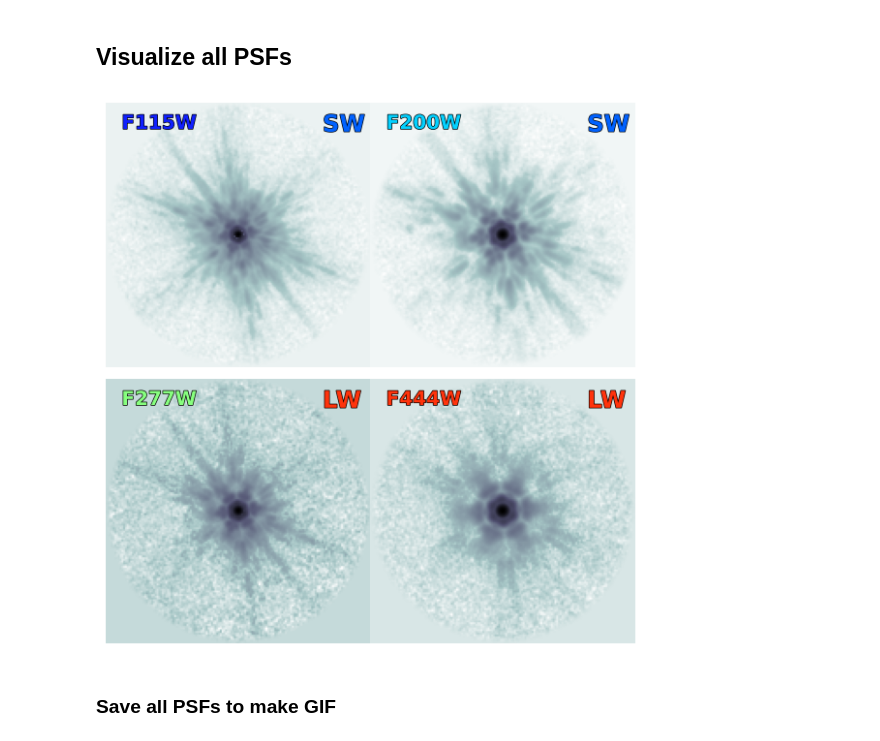
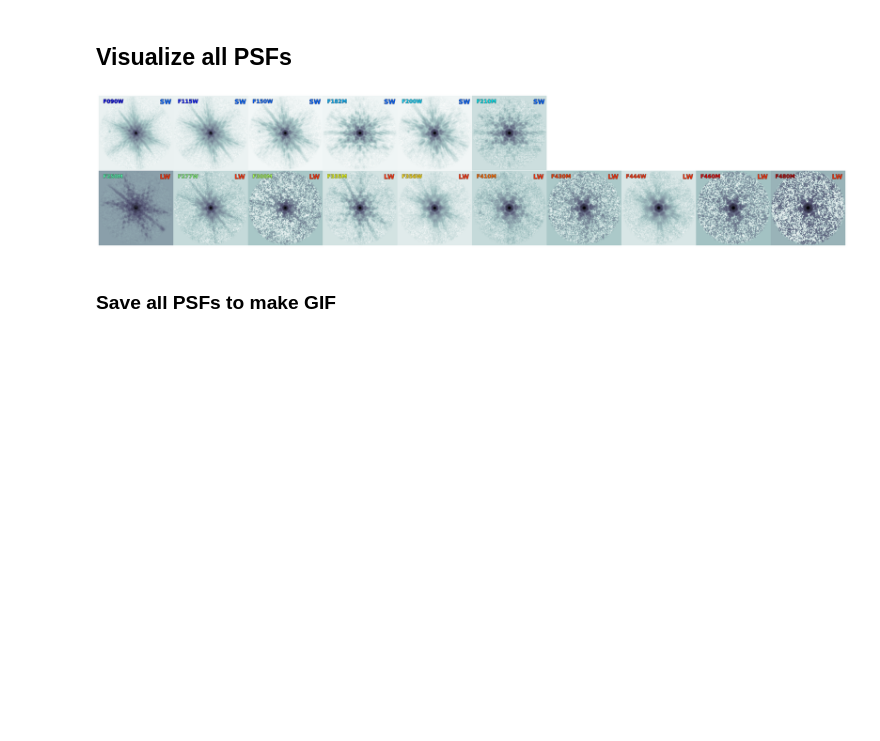
Before and after one commit to AstroAure/DJA-SEpp, a Jupyter notebook: 03.1_SingleBand-PSF.ipynb, the cells around one changed output. Cells and saved outputs as stored; diff of their text form; code cells hidden in the pictures; blank space fills up the shorter version.

```diff
--- a/03.1_SingleBand-PSF.ipynb
+++ b/03.1_SingleBand-PSF.ipynb
@@ -36,5 +53,5 @@ filter_list
 # %%
-for filter in ['f115w', 'f444w', 'f200w']:
+for filter in filter_list:
     print(filter.upper())
     print("Running SExtractor")
     starsex.extract_stars_catalog(detect_img      = glob.glob(f"/FlashStorage/image/{field}/*{filter}*sci.fits")[0], \
@@ -172,13 +88,18 @@ color_dict = {'F090W':'#0000E3',
               'F182M':'#00B1FF',
               'F200W':'#04D1FF',
               'F210M':'#02E8F4',
+              'F250M':'#55FFAE',
               'F277W':'#87FF7F',
+              'F300M':'#AAFF57',
               'F335M':'#EBFF0C',
               'F356W':'#FFD807',
               'F410M':'#FF6D03',
-              'F444W':'#FF330C',}
+              'F430M':'#FF3F00',
+              'F444W':'#FF330C',
+              'F460M':'#DF0606',
+              'F480M':'#B20000',}
 channel_dict = {'F090W':'SW', 'F115W':'SW', 'F150W':'SW', 'F182M':'SW', 'F200W':'SW', 'F210M':'SW',
-                'F277W':'LW', 'F335M':'LW', 'F356W':'LW', 'F410M':'LW', 'F444W':'LW',}
+                'F250M':'LW', 'F277W':'LW', 'F300M':'LW', 'F335M':'LW', 'F356W':'LW', 'F410M':'LW', 'F430M':'LW', 'F444W':'LW', 'F460M':'LW', 'F480M':'LW'}
 channel_color_dict = {'SW' : '#0162FF', 'LW' : '#FF330C'}
 
 channel, count = np.unique([channel_dict[filter.upper()] for filter in filter_list], return_counts=True)
@@ -187,36 +108,37 @@ channel_count = dict(zip(channel, count))
 w = channel_count[max(channel_count, key=channel_count.get)]
 h = len(channel_count)
 
-fig, axs = plt.subplots(h,w,figsize=(2.9*w,3*h), sharex=True, sharey=True, gridspec_kw = {'wspace':0, 'hspace':0})
+fig, axs = plt.subplots(h,w,figsize=(2.87*w,3*h), sharex=True, sharey=True, gridspec_kw = {'wspace':0, 'hspace':0})
 for i, filter in enumerate(filter_list):
     image = fits.open(glob.glob(f"/FlashStorage/psfex/{field}/*{filter}*star_psf.psf")[0])
     psf = image[1].data[0][0][0]
     image.close()
 
     if (len(channel_count)==2) & (channel_dict[filter.upper()]=="LW"):
         i += max(0, channel_count["LW"]-channel_count["SW"])
     ax = axs.flatten()[i] if type(axs)==np.ndarray else axs
     ax.set_axis_off()
     ax.imshow(psf, origin='lower', cmap='bone_r', norm=SymLogNorm(linthresh=1e-5, linscale=0.8))
     ax.text(0.06, 0.9, filter.upper(), transform=ax.transAxes,
             fontsize='x-large', fontweight='bold',
             color=color_dict[filter.upper()],
             path_effects=[patheffects.withStroke(linewidth=1, foreground="k")])
     ax.text(0.82, 0.89, channel_dict[filter.upper()], transform=ax.transAxes,
             fontsize='xx-large', fontweight='bold',
             color=channel_color_dict[channel_dict[filter.upper()]],
             path_effects=[patheffects.withStroke(linewidth=1, foreground="k")])
 
 if type(axs)==np.ndarray:
     for j in range(len(filter_list), len(axs.flatten())):
         offset = -w if max(channel_count, key=channel_count.get)=="LW" else 0
         fig.delaxes(axs.flatten()[j+offset])
 
 fig.tight_layout()
-# fig.savefig(f"/home/aurelien/DAWN/DJA_SE++/validation-images/5_PSF/PSF_summary_{field}.png", bbox_inches='tight', pad_inches=0, dpi=100)
+# fig.savefig(f"/home/ec2-user/DAWN/DJA-SEpp/psfex/GDS/PSF_summary_{field}.pdf", bbox_inches='tight', pad_inches=0)
+# fig.savefig(f"/home/ec2-user/DAWN/DJA-SEpp/psfex/GDS/PSF_summary_{field}.png", bbox_inches='tight', pad_inches=0, dpi=100)
 plt.show()
 # %% [output]
-[figure, old version]
+[figure, new version]
 # %% [markdown]
 ### Save all PSFs to make GIF
 # %%
```
Also changed, not shown: parts of 4 cells of this notebook, 46 other files.
